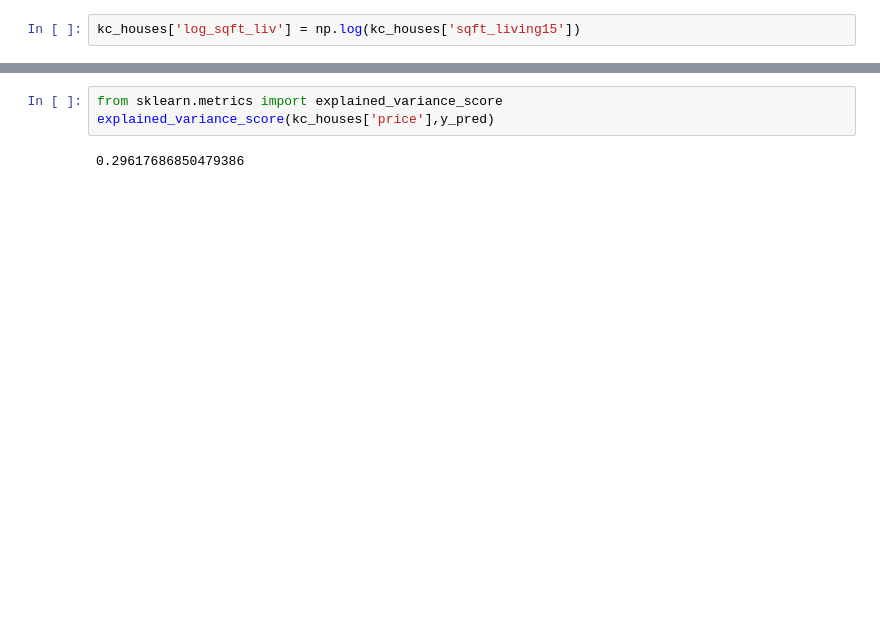
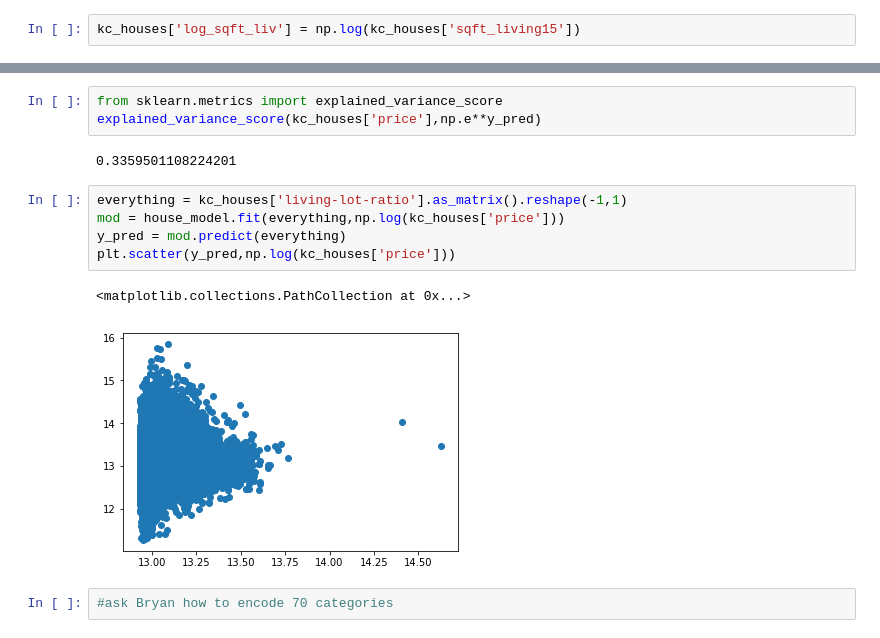
Before and after one commit to dmart49/Mod1Project, a Jupyter notebook: data_cleaning.ipynb, the cells around one changed output, grey strips where cells are left out. Cells and saved outputs as stored; diff of their text form; blank space fills up the shorter version.

```diff
--- a/data_cleaning.ipynb
+++ b/data_cleaning.ipynb
@@ -213,5 +222,15 @@ plt.scatter(y_pred,kc_houses['price'])
 # %%
 from sklearn.metrics import explained_variance_score
-explained_variance_score(kc_houses['price'],y_pred)
+explained_variance_score(kc_houses['price'],np.e**y_pred)
 # %% [output]
-0.29617686850479386
+0.3359501108224201
+# %%
+everything = kc_houses['living-lot-ratio'].as_matrix().reshape(-1,1)
+mod = house_model.fit(everything,np.log(kc_houses['price']))
+y_pred = mod.predict(everything)
+plt.scatter(y_pred,np.log(kc_houses['price']))
+# %% [output]
+<matplotlib.collections.PathCollection at 0x...>
+[figure, added]
+# %%
+#ask Bryan how to encode 70 categories
```
Also changed, not shown: parts of 15 cells of this notebook.
